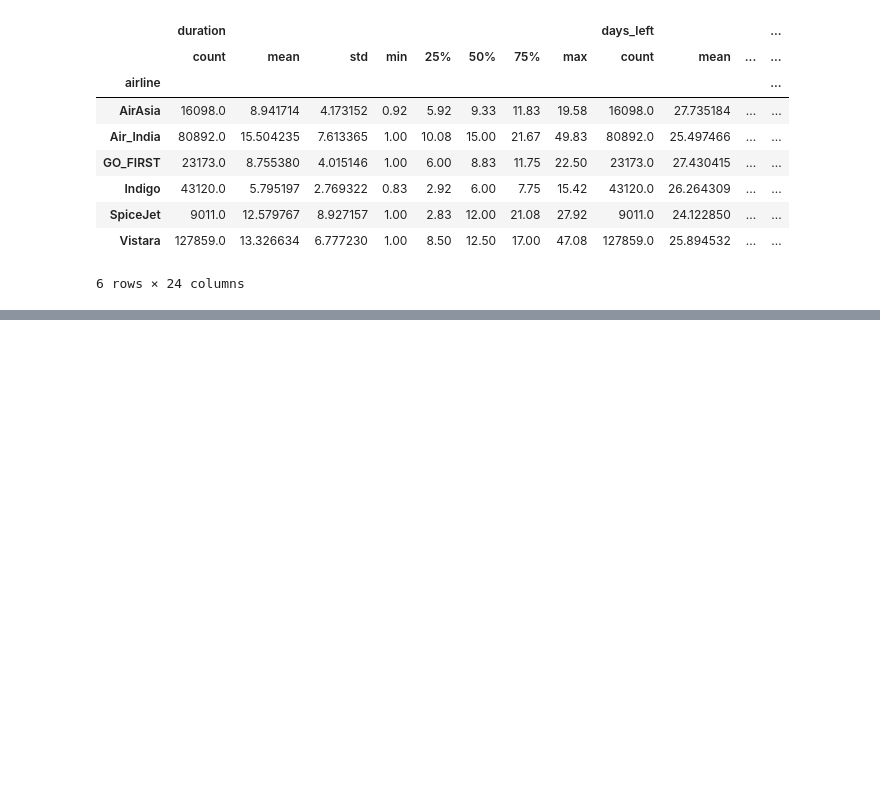
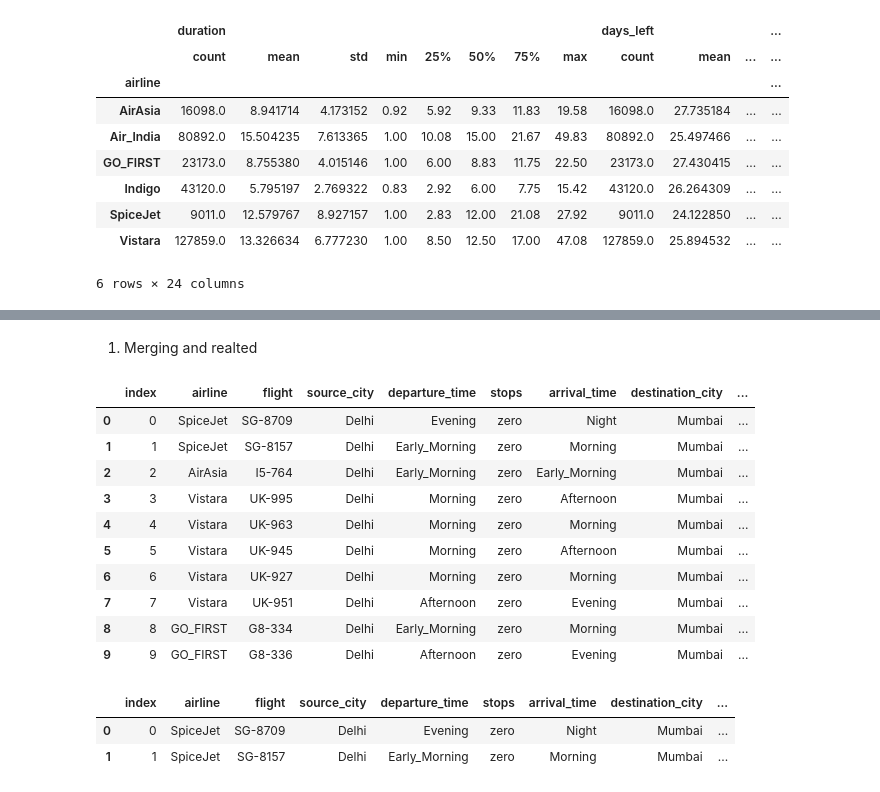
Before and after one commit to xyizko/xo-mathz, a Jupyter notebook: nb/yt-pandas-2.ipynb, the cells around one changed output, grey strips where cells are left out. Cells and saved outputs as stored; diff of their text form; code cells hidden in the pictures; blank space fills up the shorter version.

```diff
--- a/nb/yt-pandas-2.ipynb
+++ b/nb/yt-pandas-2.ipynb
@@ -1458,0 +1480,23 @@ da1a.groupby(['airline']).describe()
+# %% [markdown]
+1. Merging and realted
+# %%
+# for this section will make 3 tables and 10 elements each , which beacomes easier to rub these functions
+
+# make new df with only 20 rows
+
+n = 10
+da1s = da1[:n]
+# %%
+da1s
+# %% [output]
+|  | index | airline | flight | source_city | departure_time | stops | arrival_time | destination_city | ... |
+| 0 | 0 | SpiceJet | SG-8709 | Delhi | Evening | zero | Night | Mumbai | ... |
+| 1 | 1 | SpiceJet | SG-8157 | Delhi | Early_Morning | zero | Morning | Mumbai | ... |
+| 2 | 2 | AirAsia | I5-764 | Delhi | Early_Morning | zero | Early_Morning | Mumbai | ... |
+| 3 | 3 | Vistara | UK-995 | Delhi | Morning | zero | Afternoon | Mumbai | ... |
+| 4 | 4 | Vistara | UK-963 | Delhi | Morning | zero | Morning | Mumbai | ... |
+| 5 | 5 | Vistara | UK-945 | Delhi | Morning | zero | Afternoon | Mumbai | ... |
+| 6 | 6 | Vistara | UK-927 | Delhi | Morning | zero | Morning | Mumbai | ... |
+| 7 | 7 | Vistara | UK-951 | Delhi | Afternoon | zero | Evening | Mumbai | ... |
+| 8 | 8 | GO_FIRST | G8-334 | Delhi | Early_Morning | zero | Morning | Mumbai | ... |
+| 9 | 9 | GO_FIRST | G8-336 | Delhi | Afternoon | zero | Evening | Mumbai | ... |
@@ -1458,0 +1509,6 @@ da1a.groupby(['airline']).describe()
+# %%
+spicejet_df
+# %% [output]
+|  | index | airline | flight | source_city | departure_time | stops | arrival_time | destination_city | ... |
+| 0 | 0 | SpiceJet | SG-8709 | Delhi | Evening | zero | Night | Mumbai | ... |
+| 1 | 1 | SpiceJet | SG-8157 | Delhi | Early_Morning | zero | Morning | Mumbai | ... |
```
Also changed, not shown: parts of 6 cells of this notebook.
